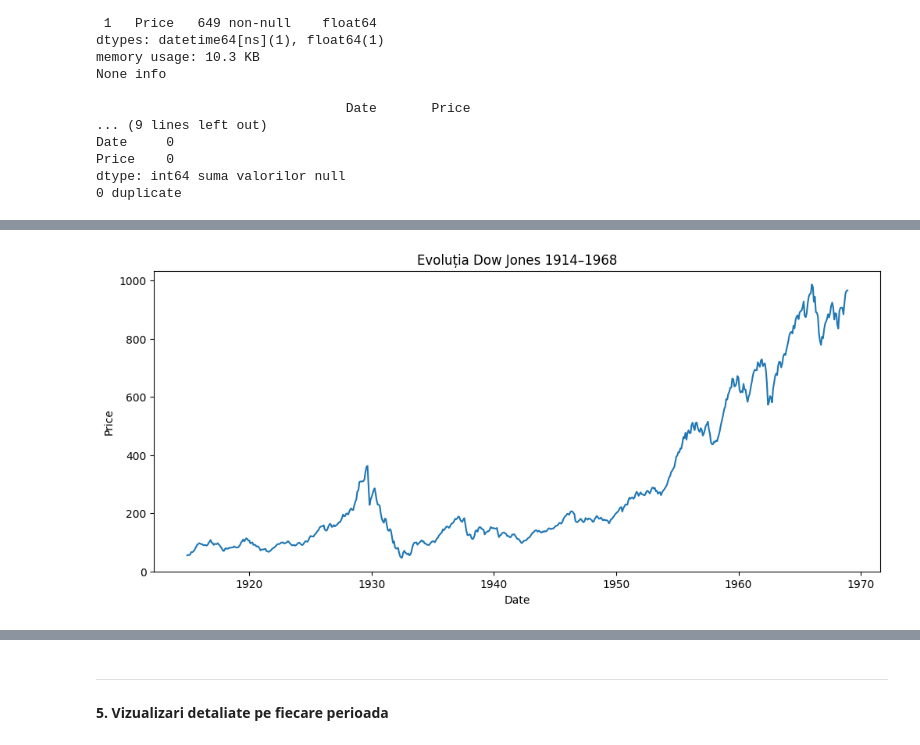
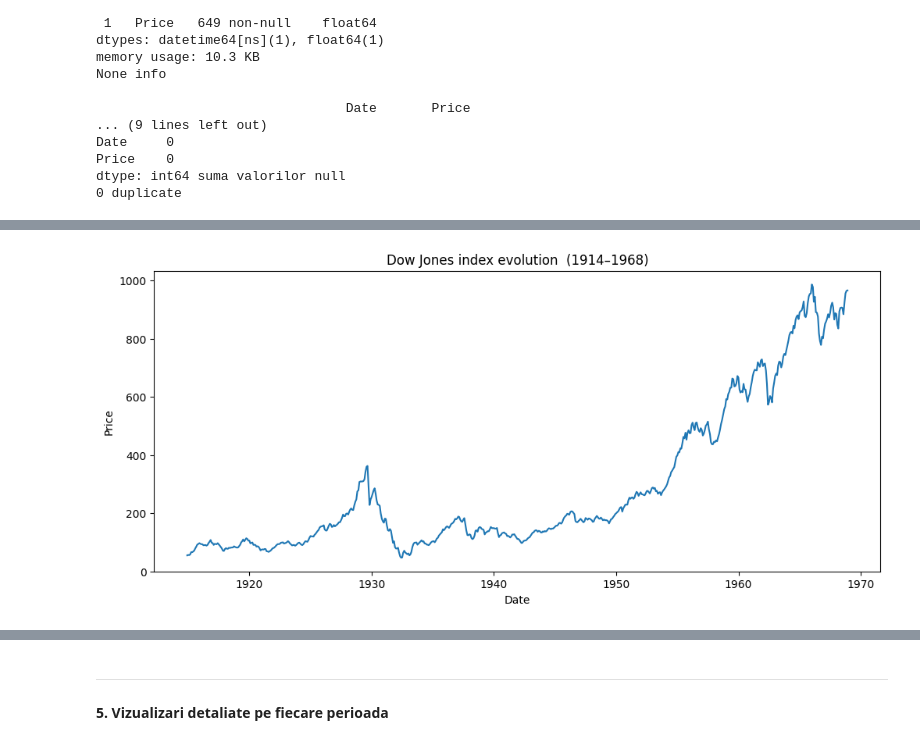
Before and after one commit to cribosoft/Analiza_Dow_Jones, a Jupyter notebook: Analiza_Dow_Jones.ipynb, the cells around one changed output, grey strips where cells are left out. Drawn from its saved outputs; the diff is of its cells as text; code cells hidden in the pictures.

```diff
--- a/Analiza_Dow_Jones.ipynb
+++ b/Analiza_Dow_Jones.ipynb
@@ -92,7 +95,7 @@ Conform criteriilor de mai sus am ales ca **an de referinta 1950**.
 # %%
-plt.figure(figsize=(12,5))
+plt.figure(figsize=(12, 5))
 sns.lineplot(data=df, x="Date", y="Price")
-plt.title("Evoluția Dow Jones 1914–1968")
+plt.title("Dow Jones index evolution  (1914–1968)")
 plt.show()
 # %% [output]
-[figure, old version]
+[figure, new version]
```
Also changed, not shown: parts of 26 cells of this notebook.
